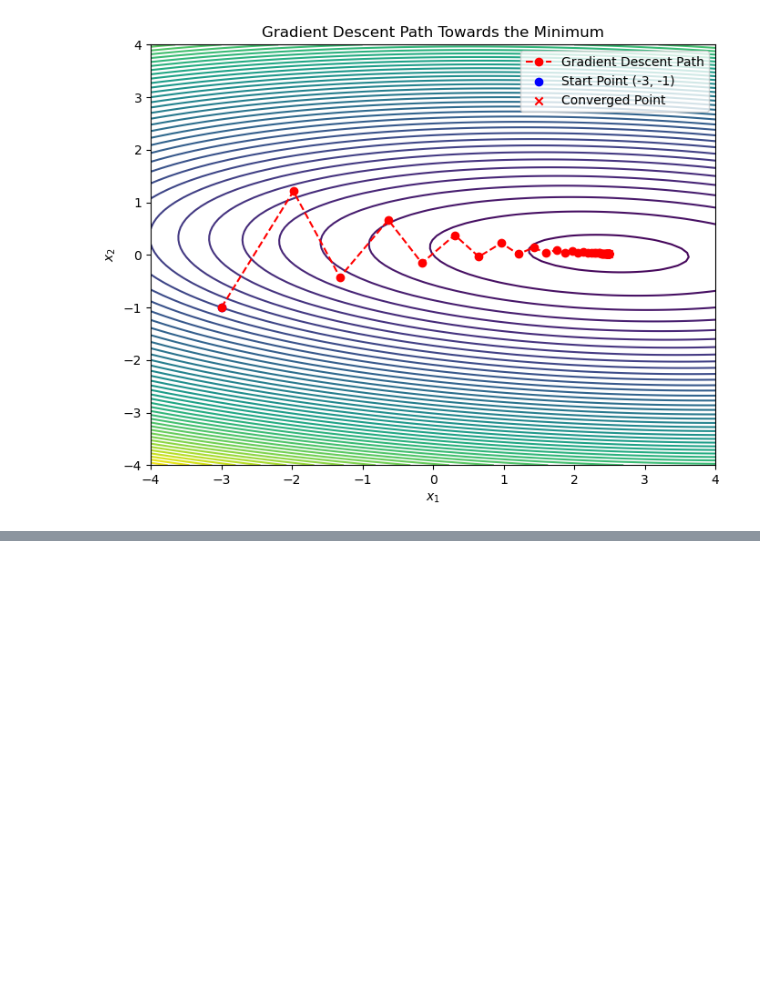
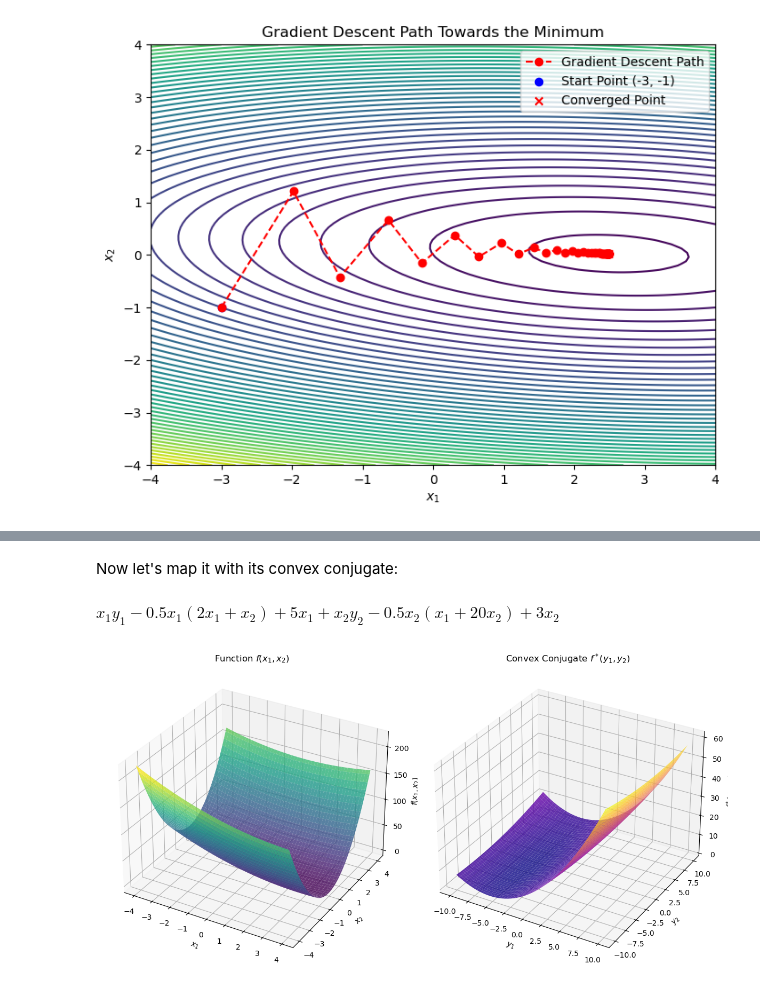
Before and after one commit to zalbia/mml-book-notes-and-exercises, a Jupyter notebook: 07-continuous-optimization/07-notes.ipynb, the cells around one changed output, grey strips where cells are left out. Drawn from its saved outputs; the diff is of its cells as text; code cells hidden in the pictures; blank space fills up the shorter version.

```diff
--- a/07-continuous-optimization/07-notes.ipynb
+++ b/07-continuous-optimization/07-notes.ipynb
@@ -92,0 +183,66 @@ array([2.48717457, 0.0256413 ])
+# %% [markdown]
+Now let's map it with its convex conjugate:
+# %%
+import sympy as sp
+import numpy as np
+import matplotlib.pyplot as plt
+
+# Define the symbols
+x1, x2, y1, y2 = sp.symbols('x1 x2 y1 y2')
+
+# Define the vector x and the variables for the conjugate
+x = sp.Matrix([x1, x2])
+y = sp.Matrix([y1, y2])
+
+# Define the matrix A and vector b
+A = sp.Matrix([[2, 1], [1, 20]])
+b = sp.Matrix([5, 3])
+
+# Define the function f(x)
+f = (1/2) * x.dot(A * x) - b.dot(x)
+
+# Calculate the convex conjugate f*(y)
+L = y.dot(x) - f  # Legendre-Fenchel transform
+display(L)
+x_star = sp.solve([sp.diff(L, x1), sp.diff(L, x2)], (x1, x2))
+f_star = L.subs(x1, x_star[x1]).subs(x2, x_star[x2])
+
+# Convert functions to numerical functions using lambdify
+f_func = sp.lambdify((x1, x2), f, 'numpy')
+f_star_func = sp.lambdify((y1, y2), f_star, 'numpy')
+
+# Generate data for the 3D surface plots
+x1_vals = np.linspace(-4, 4, 100)
+x2_vals = np.linspace(-4, 4, 100)
+X1, X2 = np.meshgrid(x1_vals, x2_vals)
+Z_f = f_func(X1, X2)
+
+y1_vals = np.linspace(-10, 10, 100)
+y2_vals = np.linspace(-10, 10, 100)
+Y1, Y2 = np.meshgrid(y1_vals, y2_vals)
+Z_f_star = f_star_func(Y1, Y2)
+
+# Create the 3D plot
+fig = plt.figure(figsize=(12, 6))
+
+# Plot f(x)
+ax1 = fig.add_subplot(121, projection='3d')
+ax1.plot_surface(X1, X2, Z_f, cmap='viridis', alpha=0.8)
+ax1.set_xlabel('$x_1$')
+ax1.set_ylabel('$x_2$')
+ax1.set_zlabel('$f(x_1, x_2)$')
+ax1.set_title('Function $f(x_1, x_2)$')
+
+# Plot f*(y)
+ax2 = fig.add_subplot(122, projection='3d')
+ax2.plot_surface(Y1, Y2, Z_f_star, cmap='plasma', alpha=0.8)
+ax2.set_xlabel('$y_1$')
+ax2.set_ylabel('$y_2$')
+ax2.set_zlabel('$f^*(y_1, y_2)$')
+ax2.set_title('Convex Conjugate $f^*(y_1, y_2)$')
+
+plt.tight_layout()
+plt.show()
+# %% [output]
+$\displaystyle x_{1} y_{1} - 0.5 x_{1} \left(2 x_{1} + x_{2}\right) + 5 x_{1} + x_{2} y_{2} - 0.5 x_{2} \left(x_{1} + 20 x_{2}\right) + 3 x_{2}$
+[figure, added]
```
Also changed, not shown: parts of 3 cells of this notebook.
